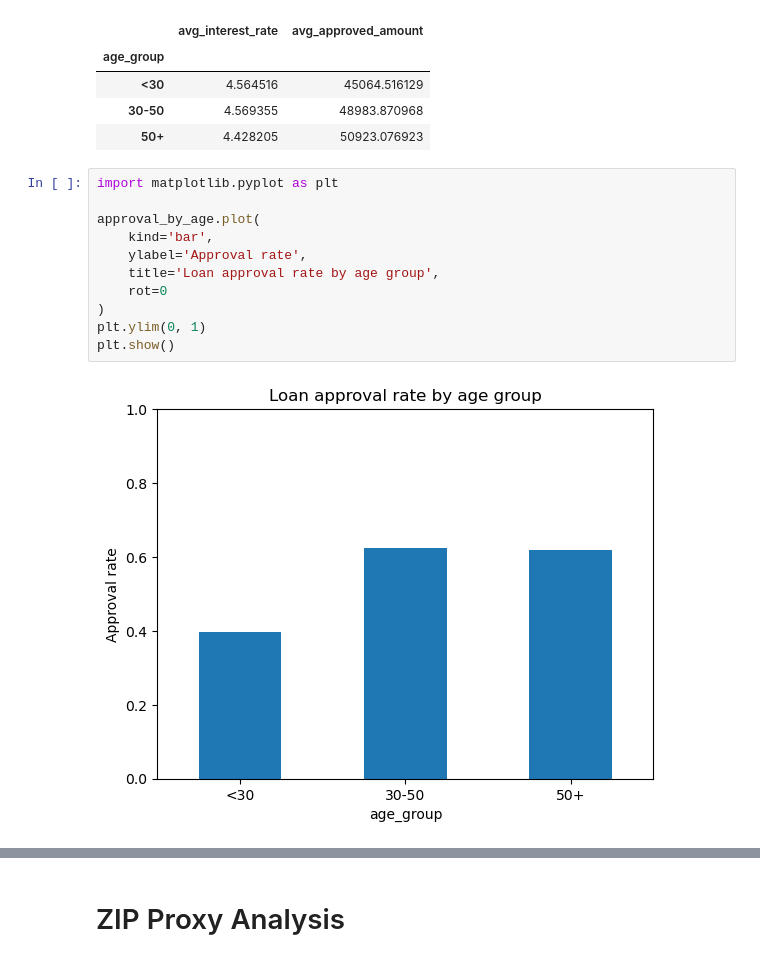
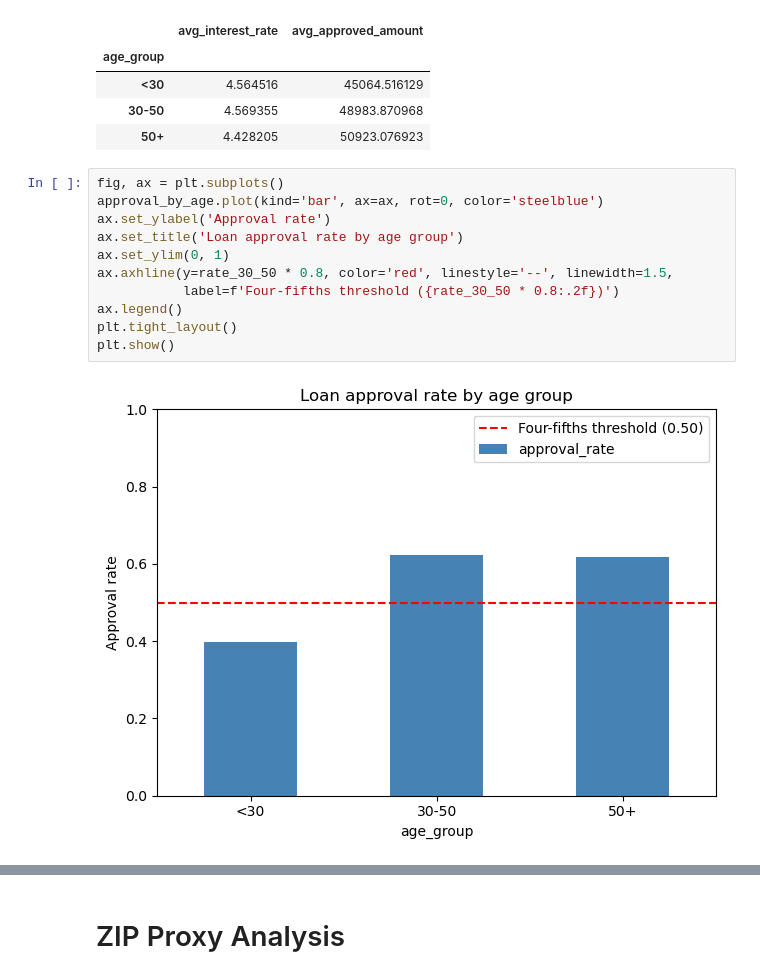
Before and after one commit to LennSchneidewind-67548/dego-project-team14, a Jupyter notebook: notebooks/02-bias-analysis.ipynb, the cells around one changed output, grey strips where cells are left out. Cells and saved outputs as stored; diff of their text form.

```diff
--- a/notebooks/02-bias-analysis.ipynb
+++ b/notebooks/02-bias-analysis.ipynb
@@ -210,16 +285,16 @@ outcomes_by_age
 | 30-50 | 4.569355 | 48983.870968 |
 | 50+ | 4.428205 | 50923.076923 |
 # %%
-import matplotlib.pyplot as plt
-
-approval_by_age.plot(
-    kind='bar',
-    ylabel='Approval rate',
-    title='Loan approval rate by age group',
-    rot=0
-)
-plt.ylim(0, 1)
+fig, ax = plt.subplots()
+approval_by_age.plot(kind='bar', ax=ax, rot=0, color='steelblue')
+ax.set_ylabel('Approval rate')
+ax.set_title('Loan approval rate by age group')
+ax.set_ylim(0, 1)
+ax.axhline(y=rate_30_50 * 0.8, color='red', linestyle='--', linewidth=1.5,
+           label=f'Four-fifths threshold ({rate_30_50 * 0.8:.2f})')
+ax.legend()
+plt.tight_layout()
 plt.show()
 # %% [output]
-[figure, old version]
+[figure, new version]
 # %% [markdown]
```
Also changed, not shown: parts of 23 cells of this notebook.
